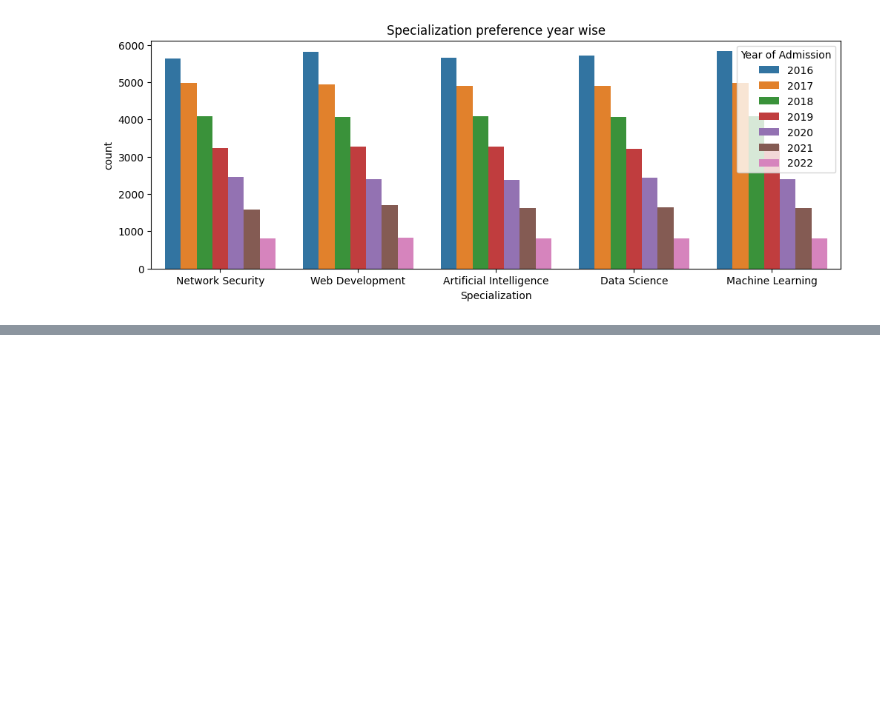
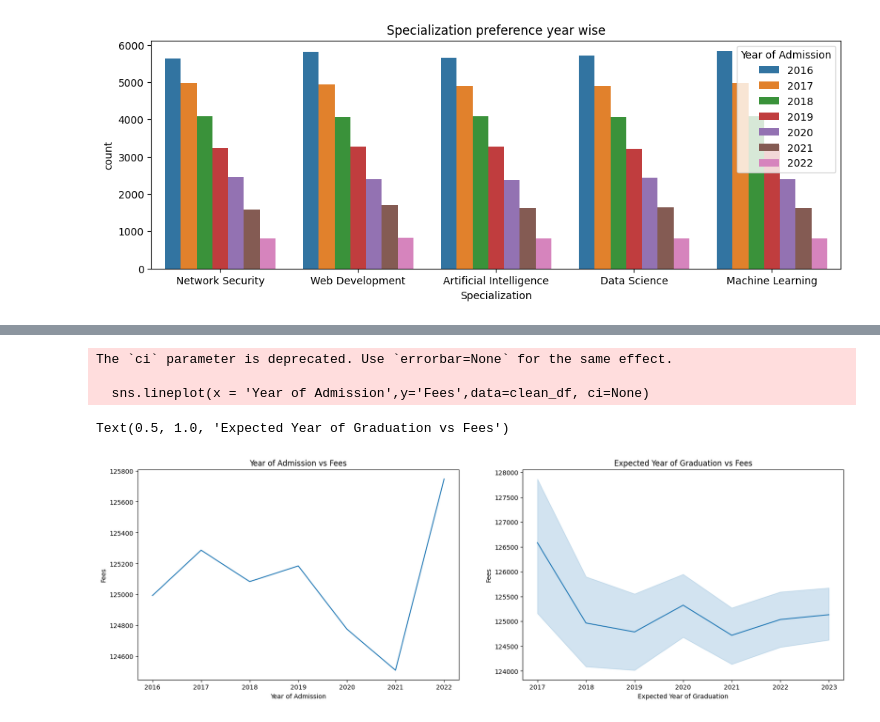
Before and after one commit to Imshubhham/Imshubham, a Jupyter notebook: EDA_ON_IIT_Admissions_Data.ipynb, the cells around one changed output, grey strips where cells are left out. Cells and saved outputs as stored; diff of their text form; code cells hidden in the pictures; blank space fills up the shorter version.

```diff
--- a/EDA_ON_IIT_Admissions_Data.ipynb
+++ b/EDA_ON_IIT_Admissions_Data.ipynb
@@ -192,0 +212,14 @@ Text(0.5, 1.0, 'Specialization preference year wise')
+# %%
+plt.figure(figsize = (20,6))
+plt.subplot(1,2,1)
+sns.lineplot(x = 'Year of Admission',y='Fees',data=clean_df, ci=None)
+plt.title('Year of Admission vs Fees')
+plt.subplot(1,2,2)
+sns.lineplot(x = 'Expected Year of Graduation',y='Fees',data=clean_df)
+plt.title('Expected Year of Graduation vs Fees')
+# %% [output]
+The `ci` parameter is deprecated. Use `errorbar=None` for the same effect.
+
+  sns.lineplot(x = 'Year of Admission',y='Fees',data=clean_df, ci=None)
+Text(0.5, 1.0, 'Expected Year of Graduation vs Fees')
+[figure, added]
```
Also changed, not shown: parts of 2 cells of this notebook.
